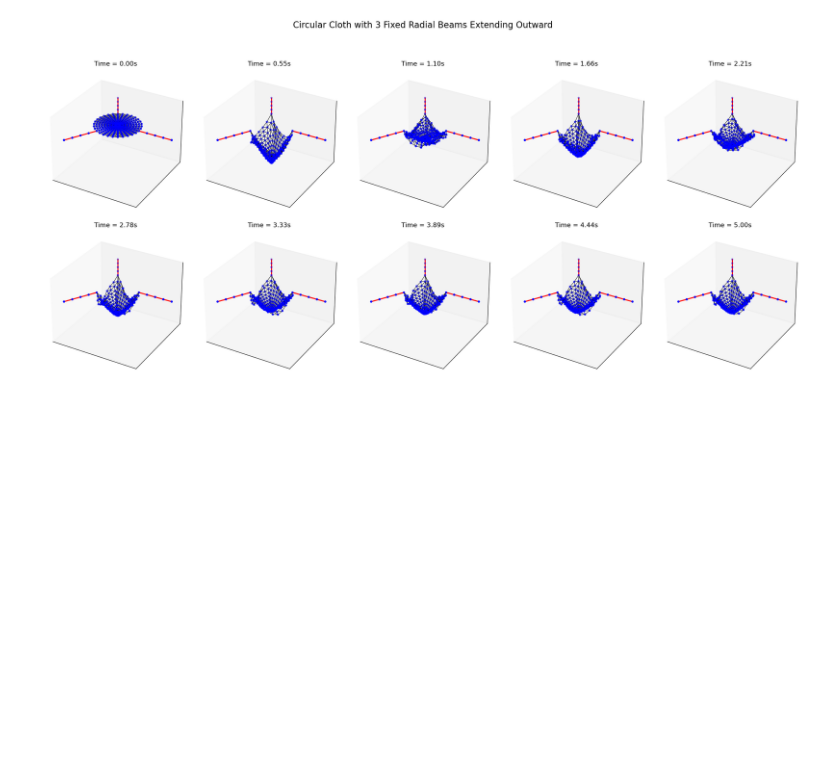
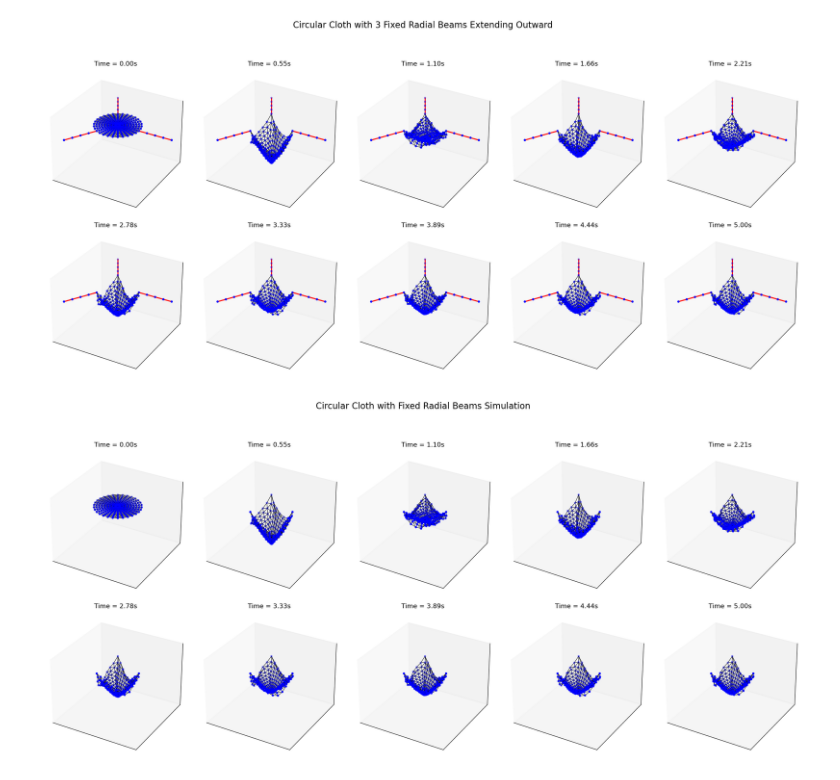
Before and after one commit to rghetti/ATIC, a Jupyter notebook: spring_cloth.ipynb, the cells around one changed output. Saved outputs shown, nothing was run; the diff lists cells and outputs as text; code cells hidden in the pictures; blank space fills up the shorter version.

Commit message:
Drone+Cloth First iter

```diff
--- a/spring_cloth.ipynb
+++ b/spring_cloth.ipynb
@@ -504,7 +504,7 @@ class CircularClothWithBeams:
                  gravity=np.array([0, 0, -9.81]),
                  num_beams=3,
                  beam_length=1.5,
-                 beam_nodes_per_beam=5):
+                 beam_nodes_per_beam=1):
 
         self.radius = radius
         self.num_rings = num_rings
@@ -676,3 +676,58 @@ class CircularClothWithBeams:
             derivatives[3*self.N + 3*idx:3*self.N + 3*idx+3] = 0
 
         return derivatives
+# %%
+import numpy as np
+import matplotlib.pyplot as plt
+from scipy.integrate import solve_ivp
+from mpl_toolkits.mplot3d import Axes3D
+
+# Assuming CircularClothWithBeams class is already defined above...
+
+# Create instance of the system
+cloth = CircularClothWithBeams()
+
+# Time span and evaluation points
+t_span = (0, 5)
+t_eval = np.linspace(*t_span, 500)
+
+# Run the simulation
+sol = solve_ivp(cloth.ode, t_span, cloth.state0, t_eval=t_eval, method='RK45')
+
+# Plot snapshots
+num_plots = 10
+indices = np.linspace(0, sol.y.shape[1]-1, num_plots).astype(int)
+
+fig = plt.figure(figsize=(20, 10))
+for k, idx in enumerate(indices):
+    ax = fig.add_subplot(2, 5, k+1, projection='3d')
+    positions = sol.y[:3*cloth.N, idx].reshape((cloth.N, 3))
+
+    ax.scatter(positions[:,0], positions[:,1], positions[:,2], c='blue', s=10)
+
+    # Draw cloth edges (exclude beams)
+    cloth_edge_set = set(cloth.edges) - set(cloth.beam_edges)
+    for i, j in cloth_edge_set:
+        p1 = positions[i]
+        p2 = positions[j]
+        ax.plot([p1[0], p2[0]], [p1[1], p2[1]], [p1[2], p2[2]], 'k-', lw=0.7)
+
+    # Draw beams in red
+    for i, j in cloth.beam_edges:
+        p1 = positions[i]
+        p2 = positions[j]
+        ax.plot([p1[0], p2[0]], [p1[1], p2[1]], [p1[2], p2[2]], 'r-', lw=2)
+
+    ax.set_title(f'Time = {sol.t[idx]:.2f}s')
+    ax.set_xlim(-cloth.radius*2, cloth.radius*2)
+    ax.set_ylim(-cloth.radius*2, cloth.radius*2)
+    ax.set_zlim(-cloth.radius*1.5, cloth.radius*0.5)
+    ax.set_xticks([])
+    ax.set_yticks([])
+    ax.set_zticks([])
+
+plt.suptitle('Circular Cloth with Fixed Radial Beams Simulation', fontsize=16)
+plt.tight_layout(rect=[0, 0, 1, 0.95])
+plt.show()
+# %% [output]
+[figure, added]
```
